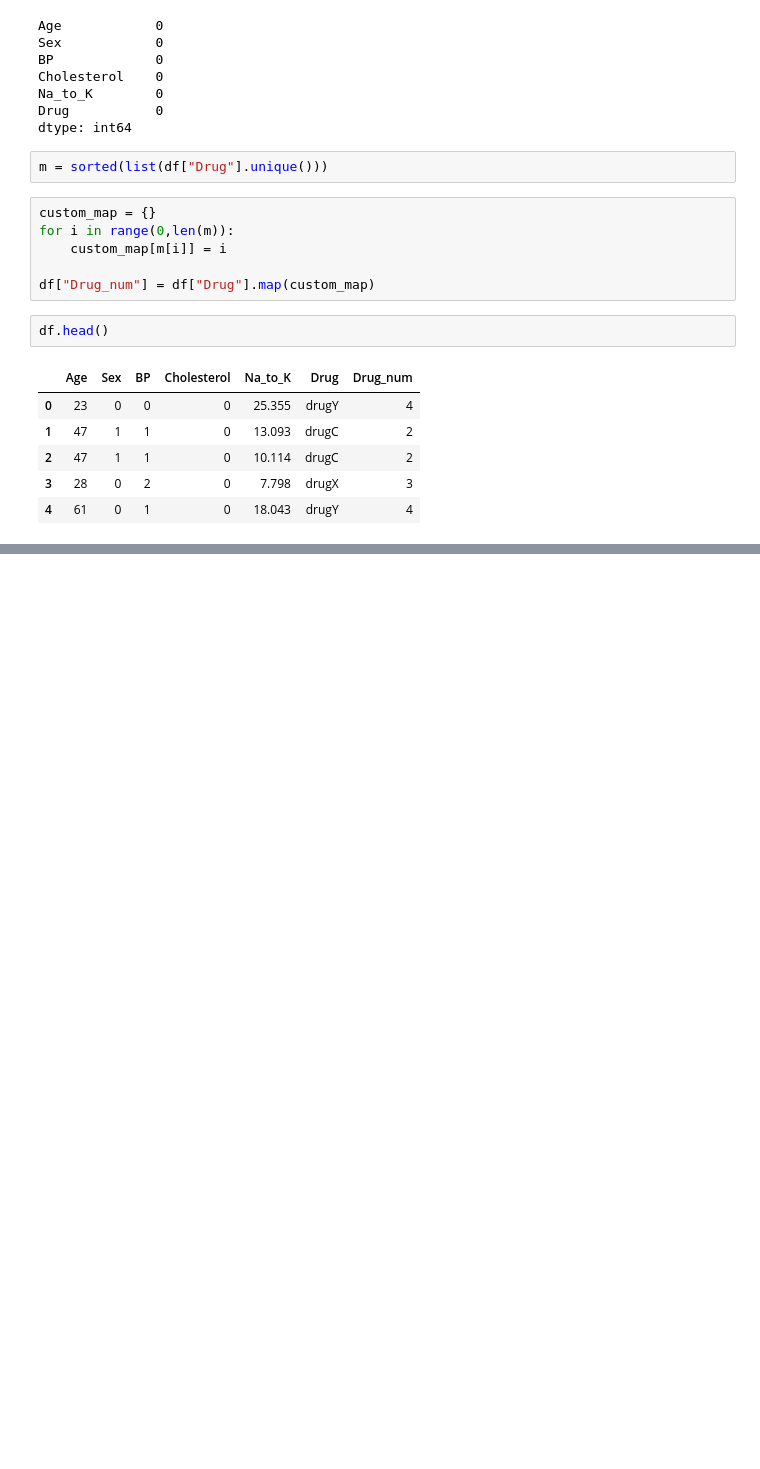
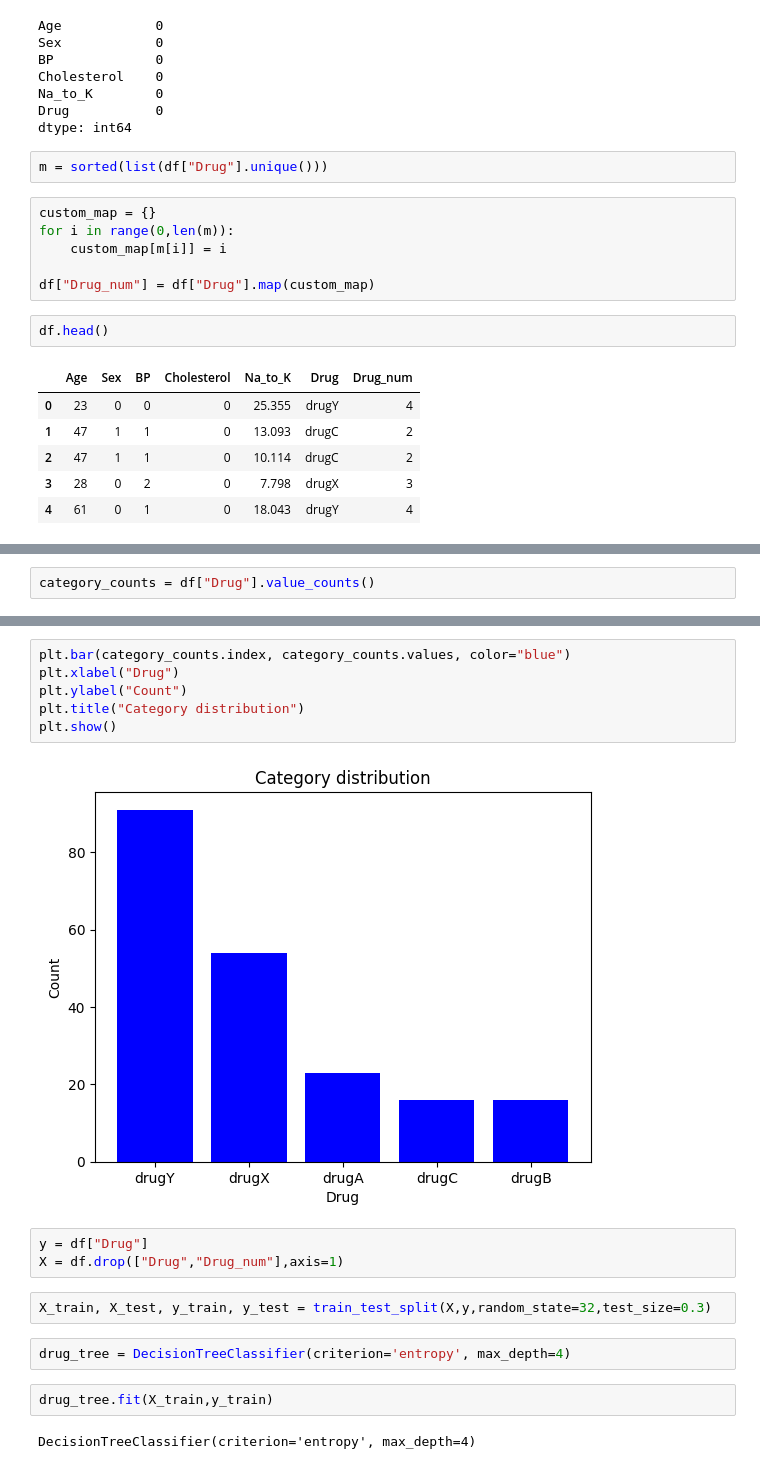
Before and after one commit to dipak1920basnet/Decision_Trees, a Jupyter notebook: decision.ipynb, the cells around one changed output, grey strips where cells are left out. Saved outputs shown, nothing was run; the diff lists cells and outputs as text; blank space fills up the shorter version.

Commit message:
split and fit the data into model

```diff
--- a/decision.ipynb
+++ b/decision.ipynb
@@ -123,0 +153,2 @@ df.head()
+# %%
+category_counts = df["Drug"].value_counts()
@@ -123,0 +165,19 @@ df.head()
+# %%
+plt.bar(category_counts.index, category_counts.values, color="blue")
+plt.xlabel("Drug")
+plt.ylabel("Count")
+plt.title("Category distribution")
+plt.show()
+# %% [output]
+[figure, added]
+# %%
+y = df["Drug"]
+X = df.drop(["Drug","Drug_num"],axis=1)
+# %%
+X_train, X_test, y_train, y_test = train_test_split(X,y,random_state=32,test_size=0.3)
+# %%
+drug_tree = DecisionTreeClassifier(criterion='entropy', max_depth=4)
+# %%
+drug_tree.fit(X_train,y_train)
+# %% [output]
+DecisionTreeClassifier(criterion='entropy', max_depth=4)
```
Also changed, not shown: parts of 6 cells of this notebook.
